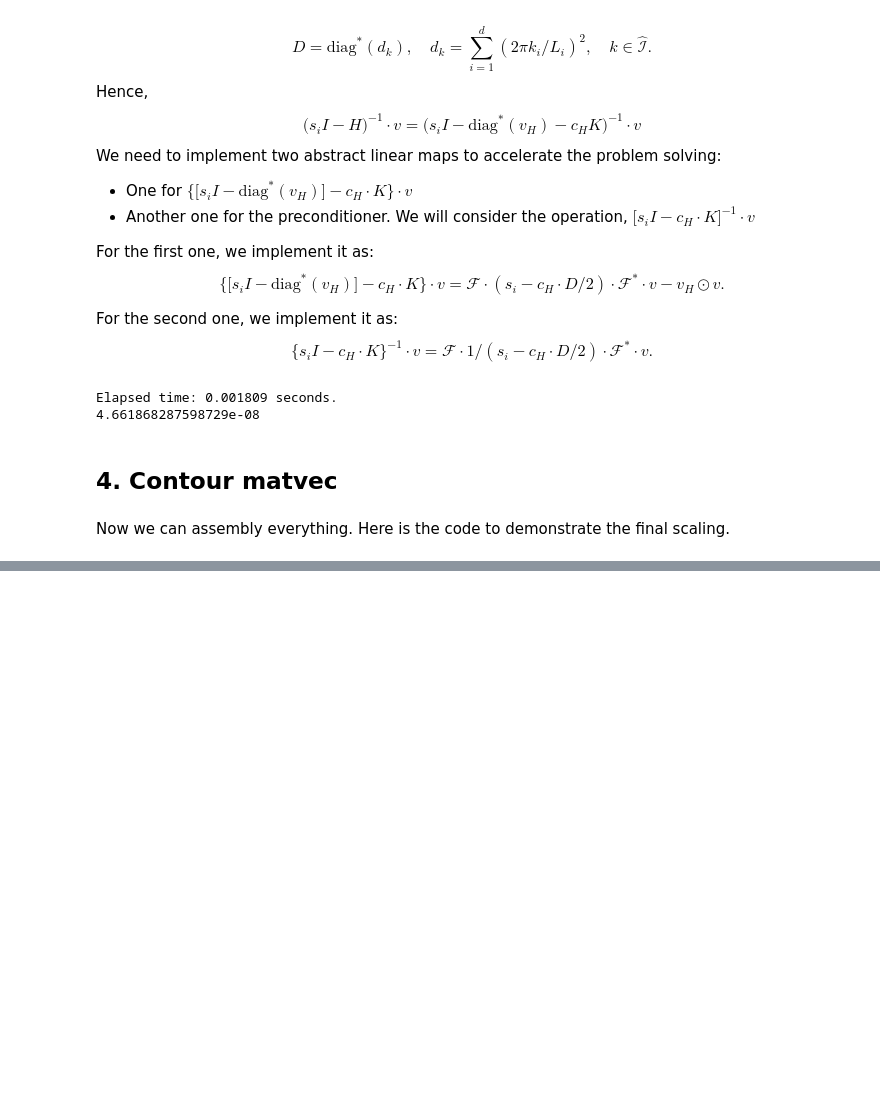
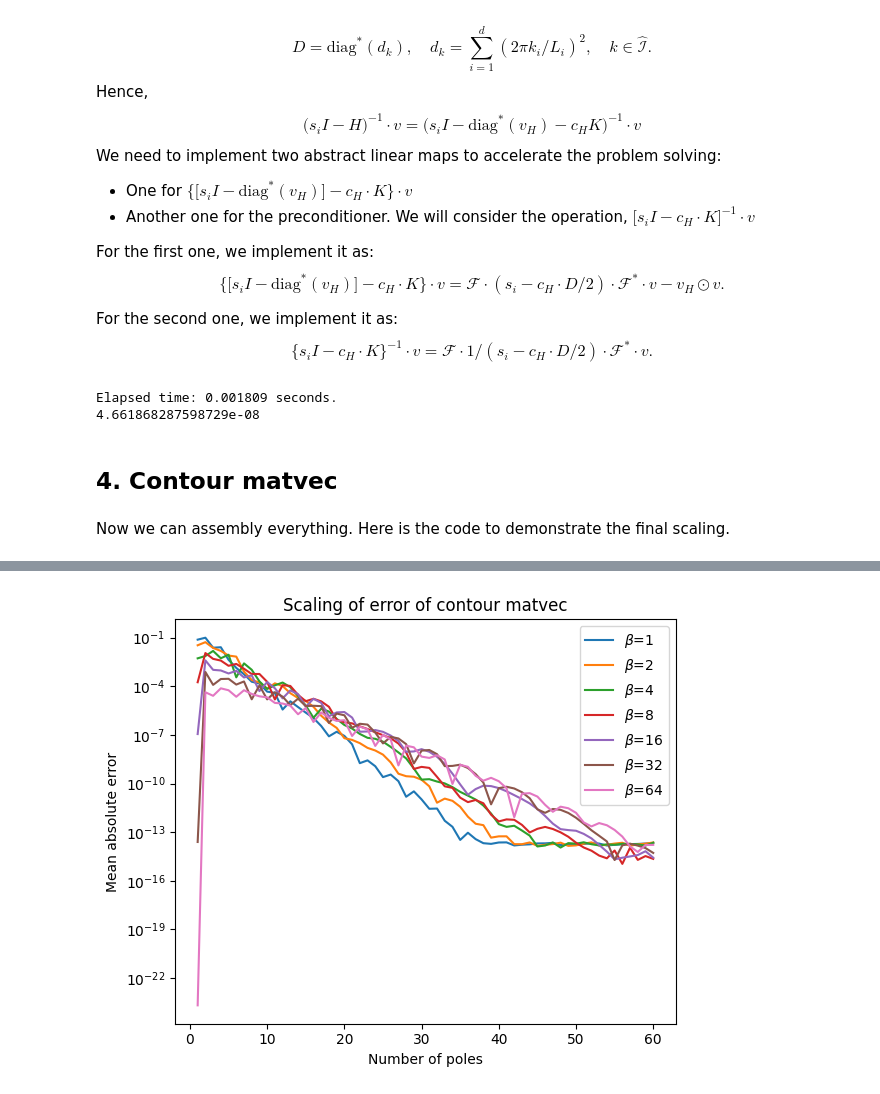
Before and after one commit to willcai7/MirrorDescent-DFT, a Jupyter notebook: drafts/contour.ipynb, the cells around one changed output, grey strips where cells are left out. Saved outputs shown, nothing was run; the diff lists cells and outputs as text; code cells hidden in the pictures; blank space fills up the shorter version.

```diff
--- a/drafts/contour.ipynb
+++ b/drafts/contour.ipynb
@@ -280,0 +338,12 @@ plt.show()
+# %%
+plt.figure(figsize=(6,5), dpi=100)
+for i in range(len(betas)):
+    plt.semilogy(n_poless, errors[i,:], label=r'$\beta$='+str(betas[i]))
+plt.legend()
+plt.ylabel("Mean absolute error")
+plt.xlabel("Number of poles")
+plt.title("Scaling of error of contour matvec")
+plt.tight_layout()
+plt.show()
+# %% [output]
+[figure, added]
```
Also changed, not shown: parts of 6 cells of this notebook, 6 other files.
